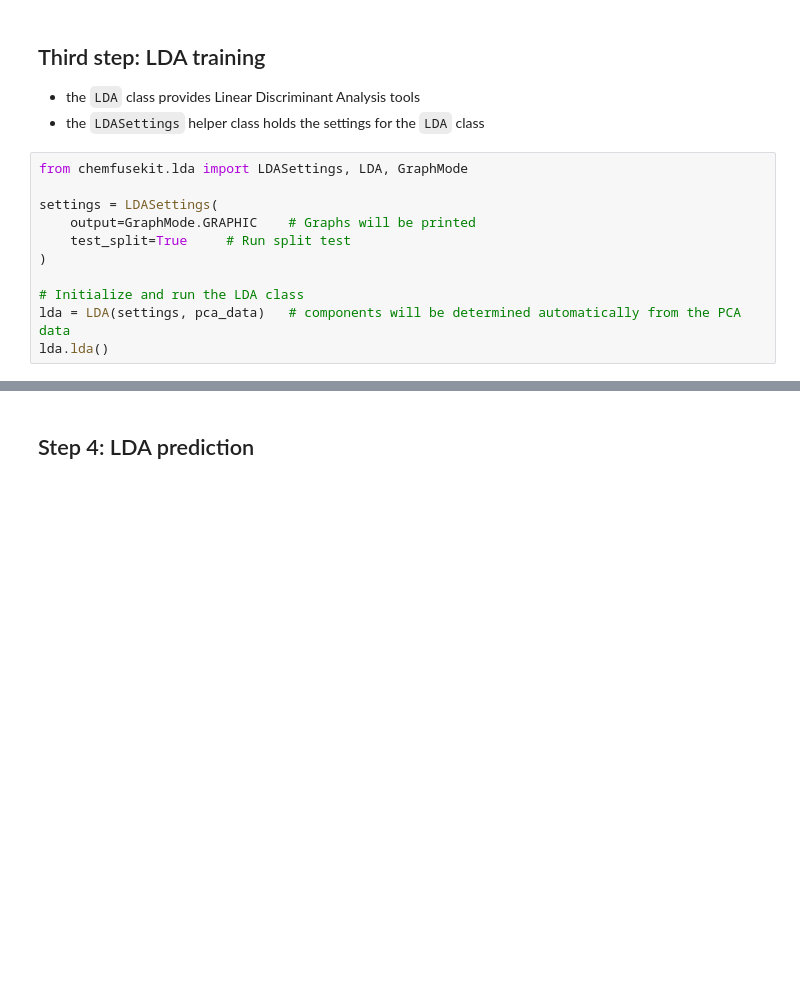
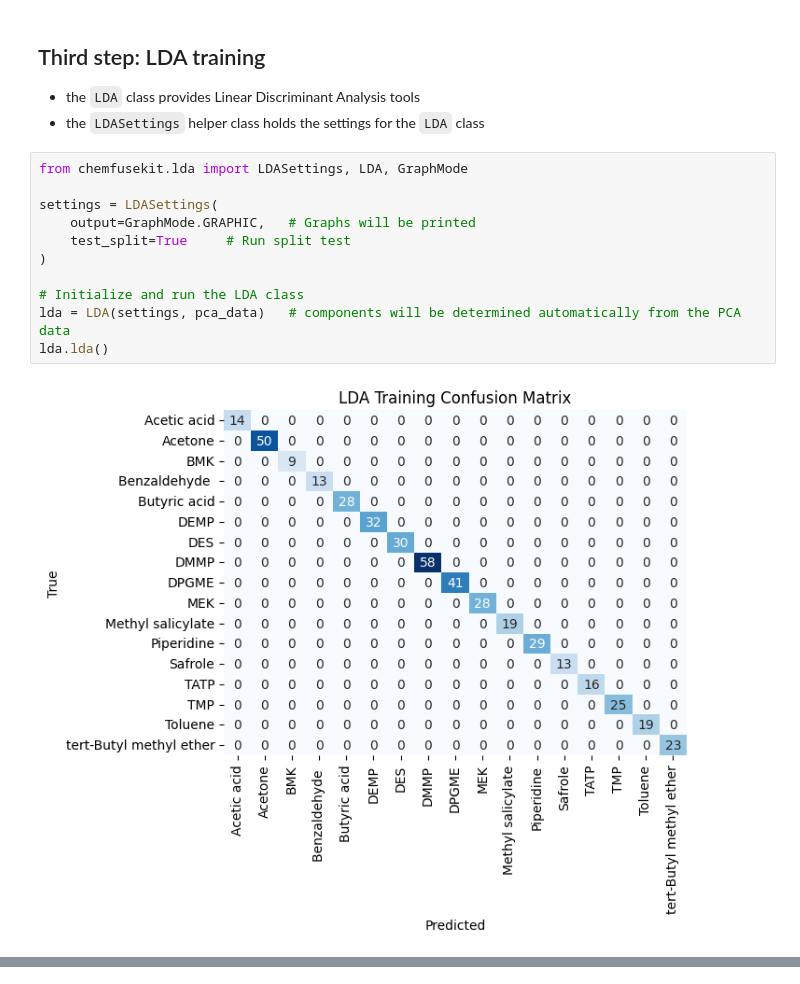
Before and after one commit to f-aguzzi/ChemFuseKit, a Jupyter notebook: examples/pca_lda_notebook.ipynb, the cells around one changed output, grey strips where cells are left out. Saved outputs shown, nothing was run; the diff lists cells and outputs as text; blank space fills up the shorter version.

```diff
--- a/examples/pca_lda_notebook.ipynb
+++ b/examples/pca_lda_notebook.ipynb
@@ -81,11 +106,13 @@ pca_data = pca.export_data()
 # %%
 from chemfusekit.lda import LDASettings, LDA, GraphMode
 
 settings = LDASettings(
-    output=GraphMode.GRAPHIC    # Graphs will be printed
+    output=GraphMode.GRAPHIC,   # Graphs will be printed
     test_split=True     # Run split test
 )
 
 # Initialize and run the LDA class
 lda = LDA(settings, pca_data)   # components will be determined automatically from the PCA data
 lda.lda()
+# %% [output]
+[figure, added]
@@ -92,2 +119,0 @@ lda.lda()
-# %% [markdown]
-## Step 4: LDA prediction
```
Also changed, not shown: parts of 6 cells of this notebook, 15 other files.
